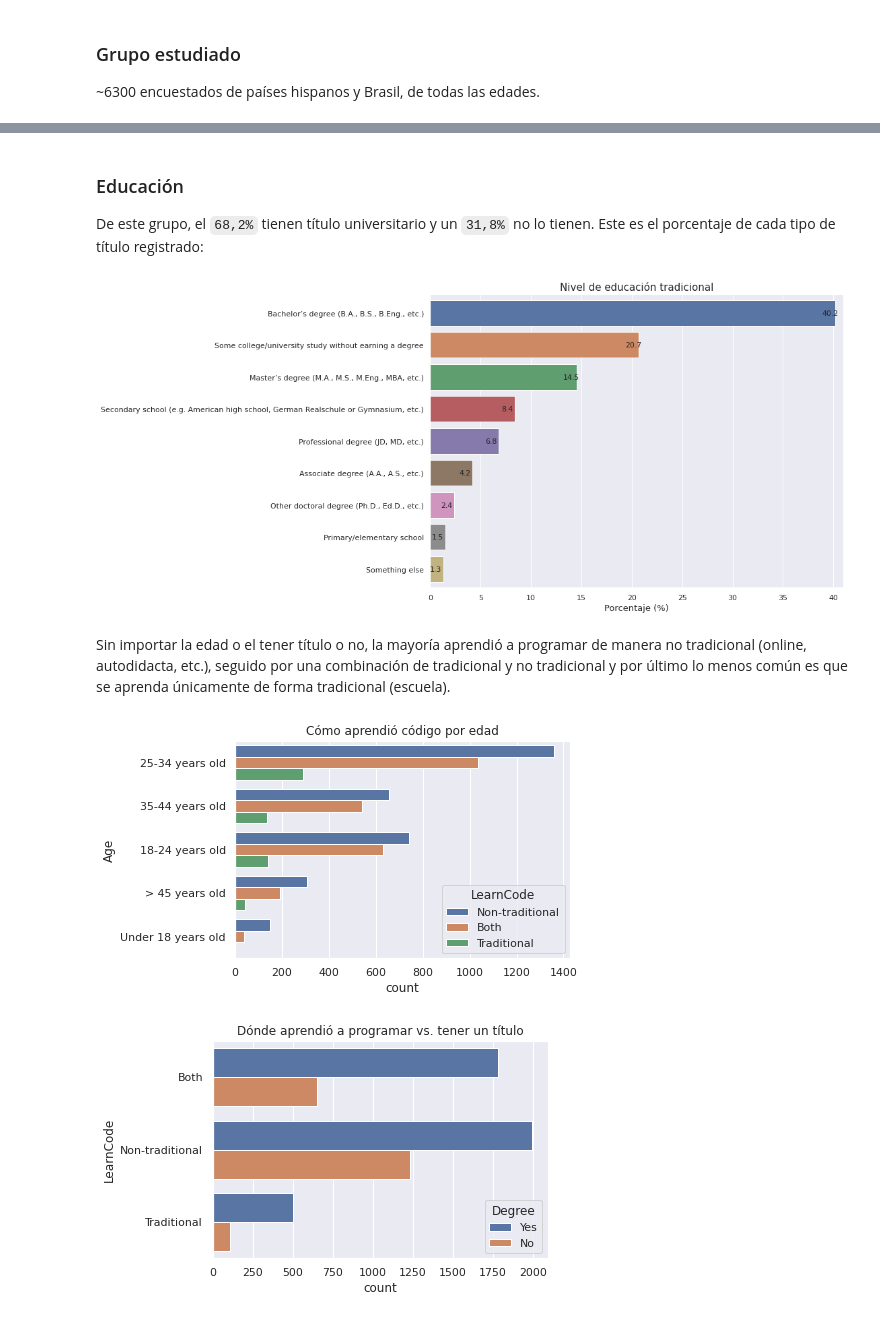
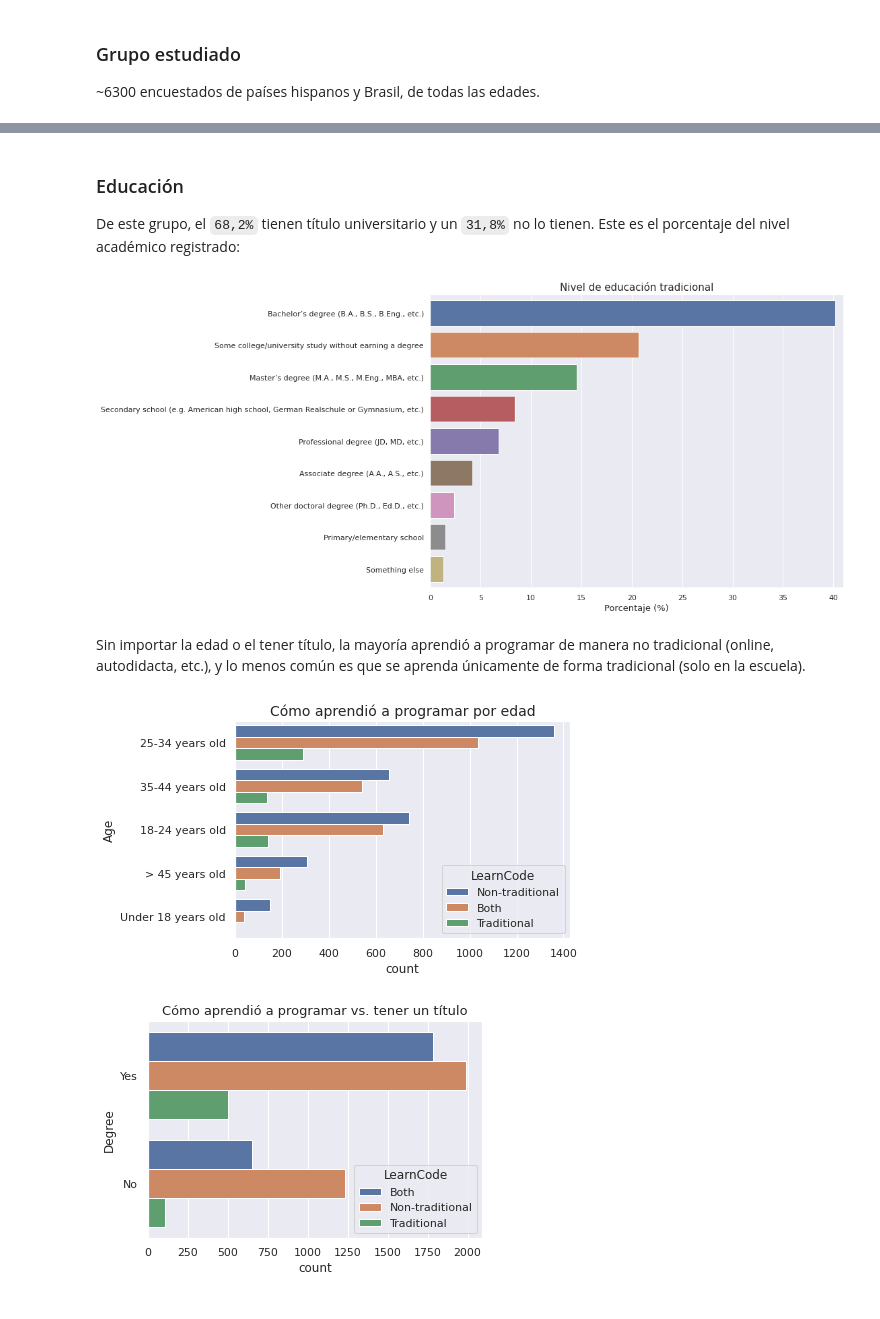
Before and after one commit to anthonymanotoa/survey-dev, a Jupyter notebook: notebooks/4-report.ipynb, the cells around one changed output, grey strips where cells are left out. Saved outputs shown, nothing was run; the diff lists cells and outputs as text; code cells hidden in the pictures.

```diff
--- a/notebooks/4-report.ipynb
+++ b/notebooks/4-report.ipynb
@@ -79,22 +64,22 @@ barploth_normalized(df.Age, title='Edad', padding=-25)
 # %% [markdown]
 ### Educación
 
-De este grupo, el `68,2%` tienen título universitario y un `31,8%` no lo tienen. Este es el porcentaje de cada tipo de título registrado:
+De este grupo, el `68,2%` tienen título universitario y un `31,8%` no lo tienen. Este es el porcentaje del nivel académico registrado:
 # %%
-barploth_normalized(df.EdLevel, title='Nivel de educación tradicional', padding=-20, figsize=(11,8))
+barploth_normalized(df.EdLevel, title='Nivel de educación tradicional', label=False, figsize=(11,8))
 # %% [output]
-[figure, old version]
+[figure, new version]
 # %% [markdown]
-Sin importar la edad o el tener título o no, la mayoría aprendió a programar de manera no tradicional (online, autodidacta, etc.), seguido por una combinación de tradicional y no tradicional y por último lo menos común es que se aprenda únicamente de forma tradicional (escuela).
+Sin importar la edad o el tener título, la mayoría aprendió a programar de manera no tradicional (online, autodidacta, etc.), y lo menos común es que se aprenda únicamente de forma tradicional (solo en la escuela).
 # %%
 sns.countplot(y=df.Age, hue=df.LearnCode, hue_order=['Non-traditional', 'Both', 'Traditional'])
-plt.title('Cómo aprendió código por edad')
+plt.title('Cómo aprendió a programar por edad', size=14)
 plt.show()
 # %% [output]
-[figure, old version]
+[figure, new version]
 # %%
-sns.countplot(y=df.LearnCode, hue=df.Degree)
-plt.title('Dónde aprendió a programar vs. tener un título')
+sns.countplot(y=df.Degree, hue=df.LearnCode)
+plt.title('Cómo aprendió a programar vs. tener un título', size=13)
 plt.show()
 # %% [output]
-[figure, old version]
+[figure, new version]
```
Also changed, not shown: parts of 31 cells of this notebook, 4 other files.
